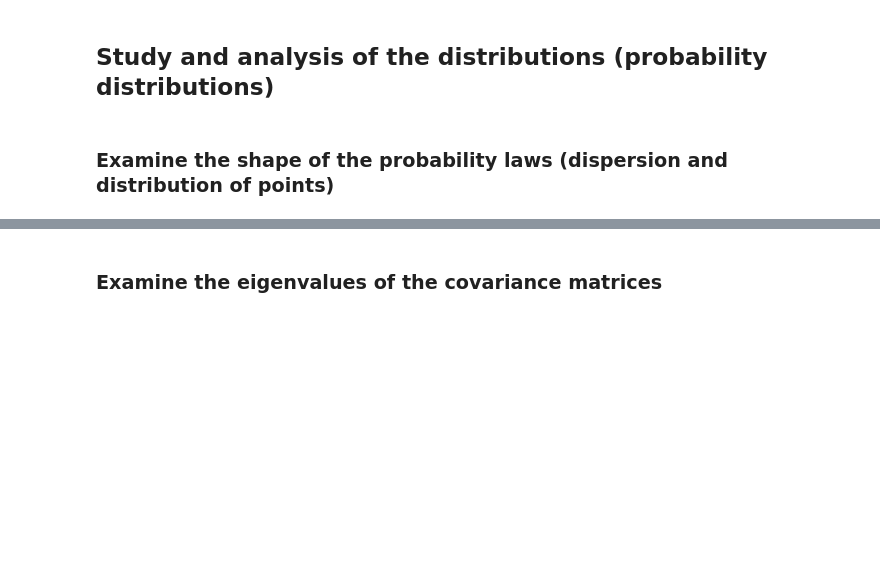
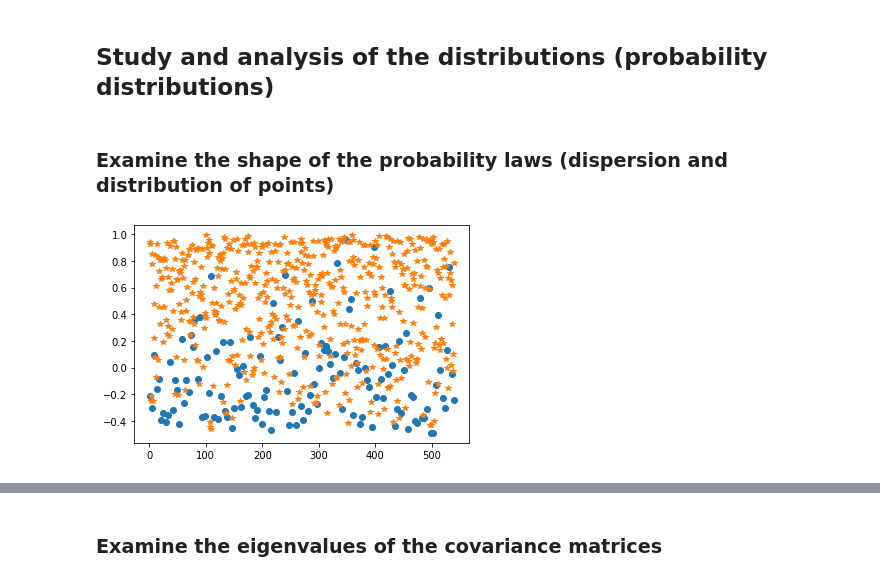
Before and after one commit to NacerSebtiMS/P300-Data-Analysis, a Jupyter notebook: P300_Data_Analysis.ipynb, the cells around one changed output, grey strips where cells are left out. Saved outputs shown, nothing was run; the diff lists cells and outputs as text; code cells hidden in the pictures; blank space fills up the shorter version.

Commit message:
Fixed plots, P300 data is now spaced but takes the whole graph when ploted with NP300

```diff
--- a/P300_Data_Analysis.ipynb
+++ b/P300_Data_Analysis.ipynb
@@ -88,9 +96,13 @@ unknown.columns = ['a','b','c','d']
 # %% [markdown]
 ### Examine the shape of the probability laws (dispersion and distribution of points)
 # %%
-x_P300 = np.linspace(1, len(ref_P300), len(ref_P300))
-x_NP300 = np.linspace(1, len(ref_NP300), len(ref_NP300))
+n = max(len(ref_P300), len(ref_NP300))
+x_P300 = np.linspace(1, n, len(ref_P300))
+x_NP300 = np.linspace(1, n, len(ref_NP300))
 # %%
-plt.plot(x1,ref_P300['a'],'o')
-plt.plot(x2, ref_NP300['a'],'*')
+plt.plot(x_P300,ref_P300['a'],'o')
+plt.plot(x_NP300, ref_NP300['a'],'*')
+plt.show()
+# %% [output]
+[figure, added]
 # %%
```
Also changed, not shown: parts of 6 cells of this notebook.
